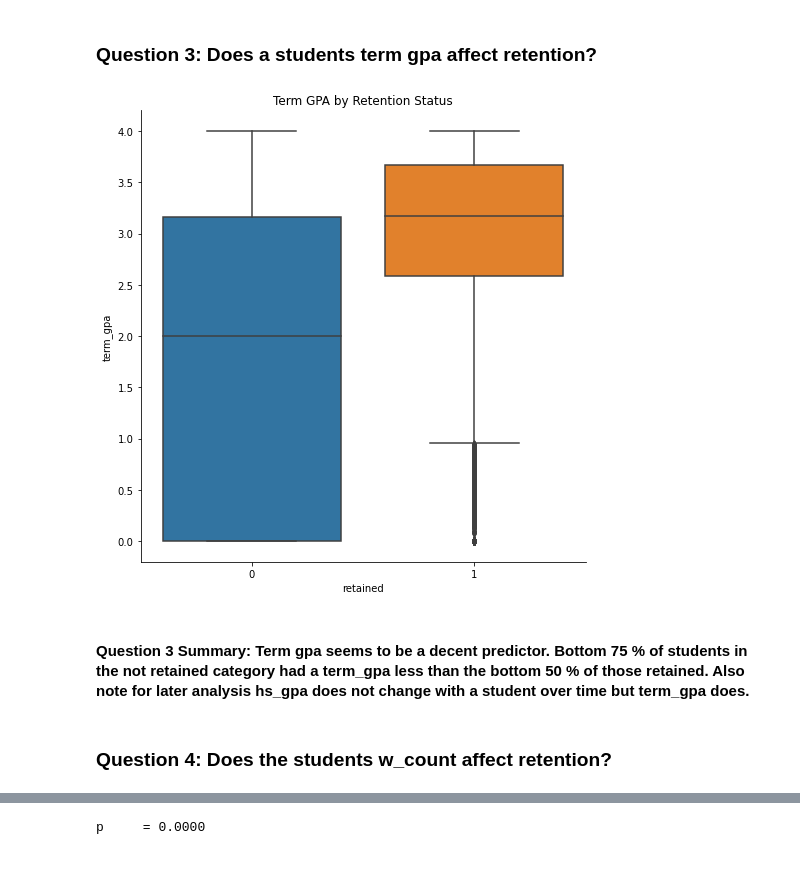
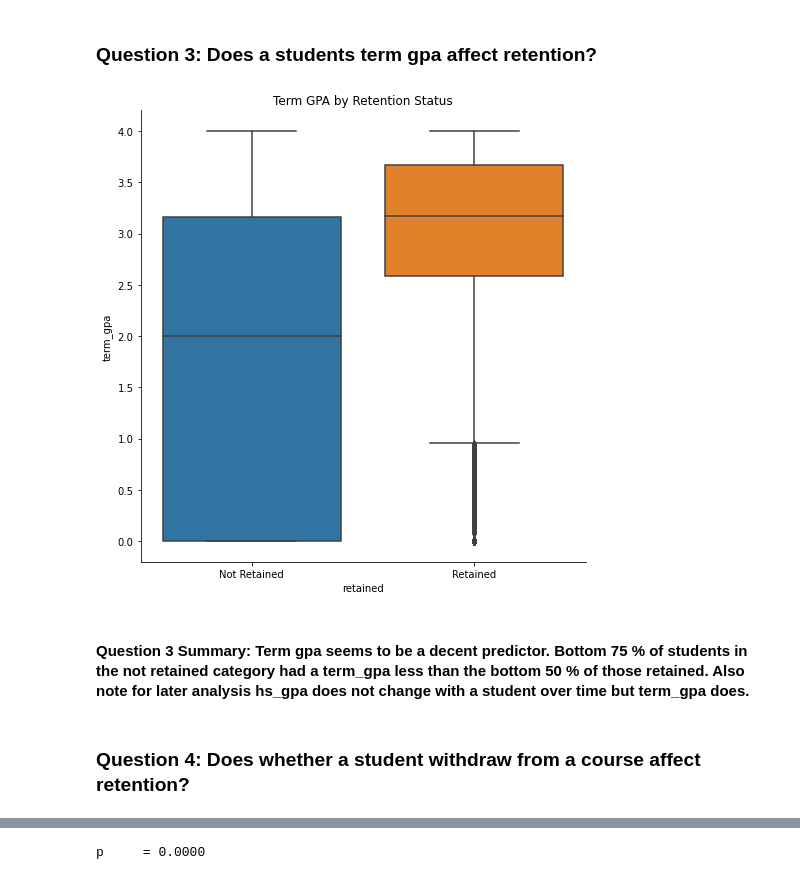
Before and after one commit to mwboiss/retention-project, a Jupyter notebook: report.ipynb, the cells around one changed output, grey strips where cells are left out. Saved outputs shown, nothing was run; the diff lists cells and outputs as text; code cells hidden in the pictures.

```diff
--- a/report.ipynb
+++ b/report.ipynb
@@ -170,15 +177,16 @@ P value: 0.0
 ### Question 3: Does a students term gpa affect retention?
 # %%
 # Plot Term GPA box plots by retention rate
-sns.catplot(x='retained',y='term_gpa',data = train, kind ='box',height=7)
+ax = sns.catplot(x='retained',y='term_gpa',data = train, kind ='box',height=7)
 # Assign title
 plt.title('Term GPA by Retention Status')
+ax.set_xticklabels(['Not Retained','Retained'])
 plt.show()
 # %% [output]
-[figure, old version]
+[figure, new version]
 # %% [markdown]
 #### Question 3 Summary: Term gpa seems to be a decent predictor. Bottom 75 % of students in the not retained category had a term_gpa less than the bottom 50 % of those retained. Also note for later analysis hs_gpa does not change with a student over time but term_gpa does.
 # %% [markdown]
-### Question 4: Does the students w_count affect retention?
+### Question 4: Does whether a student withdraw from a course affect retention?
 # %%
 # Plot with catplot,kind = count
```
Also changed, not shown: parts of 22 cells of this notebook, 4 other files.
